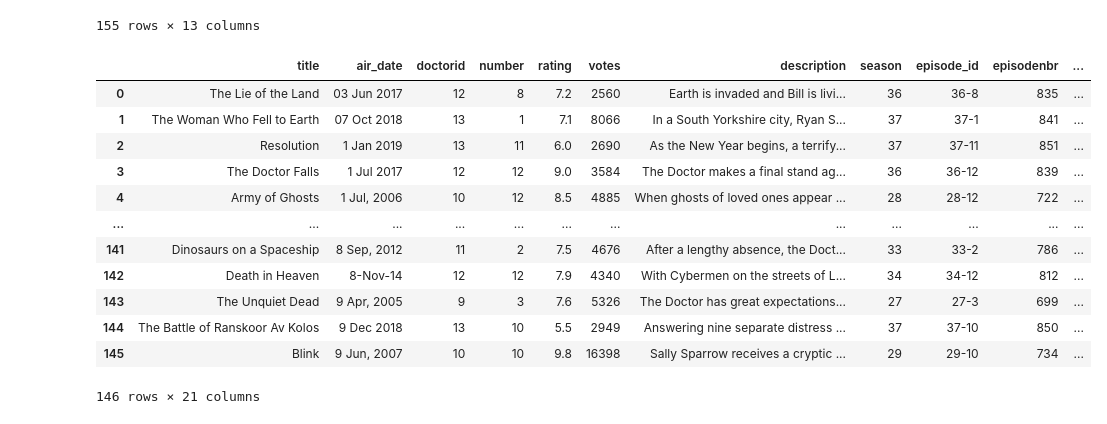
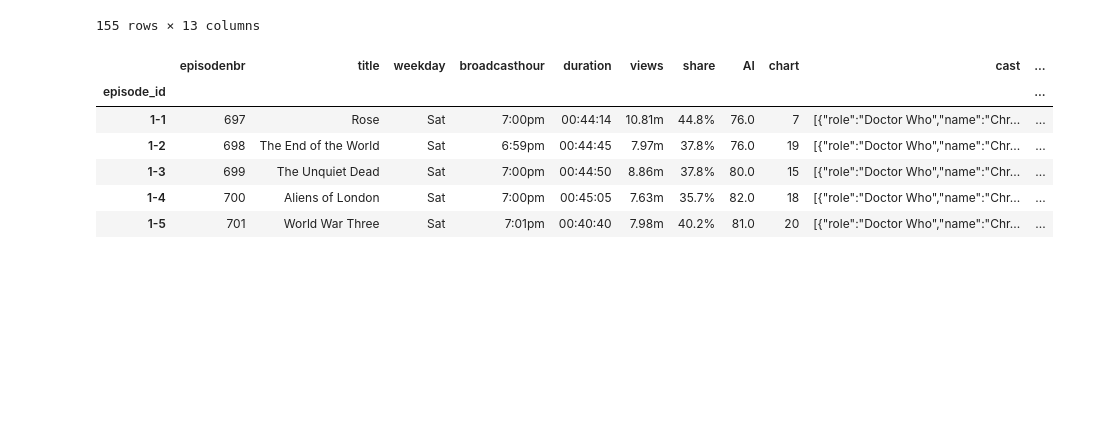
Before and after one commit to IntegerMan/WhoML, a Jupyter notebook: EDA/WhoAggregation.ipynb, the cells around one changed output. Saved outputs shown, nothing was run; the diff lists cells and outputs as text; code cells hidden in the pictures; blank space fills up the shorter version.

```diff
--- a/EDA/WhoAggregation.ipynb
+++ b/EDA/WhoAggregation.ipynb
@@ -165,23 +165,22 @@ df_guide
 155 rows × 13 columns
 # %%
 # There's not a good way to translate the episode number to a season and episode number for joining, so let's try joining between our merged table and the Doctor Who guide table by title
-df_trio = pd.merge(df_merged, df_guide, left_on='title', right_on='title', how='inner')
+df_trio = pd.merge(df_guide, df_merged, left_on='title', right_on='title', how='inner')
 
-df_trio
+# Translate the season number to be relative to "New Who"
+df_trio['season'] = df_trio['season'] - 26
+df_trio['episode_id'] = df_trio['season'].astype(str) + '-' + df_trio['number'].astype(str)
+df_trio.set_index('episode_id', inplace=True)
+
+df_trio.head()
 # %% [output]
-|  | title | air_date | doctorid | number | rating | votes | description | season | episode_id | episodenbr | ... |
-| 0 | The Lie of the Land | 03 Jun 2017 | 12 | 8 | 7.2 | 2560 | Earth is invaded and Bill is livi... | 36 | 36-8 | 835 | ... |
-| 1 | The Woman Who Fell to Earth | 07 Oct 2018 | 13 | 1 | 7.1 | 8066 | In a South Yorkshire city, Ryan S... | 37 | 37-1 | 841 | ... |
-| 2 | Resolution | 1 Jan 2019 | 13 | 11 | 6.0 | 2690 | As the New Year begins, a terrify... | 37 | 37-11 | 851 | ... |
-| 3 | The Doctor Falls | 1 Jul 2017 | 12 | 12 | 9.0 | 3584 | The Doctor makes a final stand ag... | 36 | 36-12 | 839 | ... |
-| 4 | Army of Ghosts | 1 Jul, 2006 | 10 | 12 | 8.5 | 4885 | When ghosts of loved ones appear ... | 28 | 28-12 | 722 | ... |
-| ... | ... | ... | ... | ... | ... | ... | ... | ... | ... | ... | ... |
-| 141 | Dinosaurs on a Spaceship | 8 Sep, 2012 | 11 | 2 | 7.5 | 4676 | After a lengthy absence, the Doct... | 33 | 33-2 | 786 | ... |
-| 142 | Death in Heaven | 8-Nov-14 | 12 | 12 | 7.9 | 4340 | With Cybermen on the streets of L... | 34 | 34-12 | 812 | ... |
-| 143 | The Unquiet Dead | 9 Apr, 2005 | 9 | 3 | 7.6 | 5326 | The Doctor has great expectations... | 27 | 27-3 | 699 | ... |
-| 144 | The Battle of Ranskoor Av Kolos | 9 Dec 2018 | 13 | 10 | 5.5 | 2949 | Answering nine separate distress ... | 37 | 37-10 | 850 | ... |
-| 145 | Blink | 9 Jun, 2007 | 10 | 10 | 9.8 | 16398 | Sally Sparrow receives a cryptic ... | 29 | 29-10 | 734 | ... |
+|  | episodenbr | title | weekday | broadcasthour | duration | views | share | AI | chart | cast | ... |
+| episode_id |  |  |  |  |  |  |  |  |  |  | ... |
+| 1-1 | 697 | Rose | Sat | 7:00pm | 00:44:14 | 10.81m | 44.8% | 76.0 | 7 | [{"role":"Doctor Who","name":"Chr... | ... |
+| 1-2 | 698 | The End of the World | Sat | 6:59pm | 00:44:45 | 7.97m | 37.8% | 76.0 | 19 | [{"role":"Doctor Who","name":"Chr... | ... |
+| 1-3 | 699 | The Unquiet Dead | Sat | 7:00pm | 00:44:50 | 8.86m | 37.8% | 80.0 | 15 | [{"role":"Doctor Who","name":"Chr... | ... |
+| 1-4 | 700 | Aliens of London | Sat | 7:00pm | 00:45:05 | 7.63m | 35.7% | 82.0 | 18 | [{"role":"Doctor Who","name":"Chr... | ... |
+| 1-5 | 701 | World War Three | Sat | 7:01pm | 00:40:40 | 7.98m | 40.2% | 81.0 | 20 | [{"role":"Doctor Who","name":"Chr... | ... |
-146 rows × 21 columns
 # %%
 # Save it as a CSV for future analysis
 df_trio.to_csv('../Data/Merged.csv')
```
Also changed, not shown: 3 other files.
